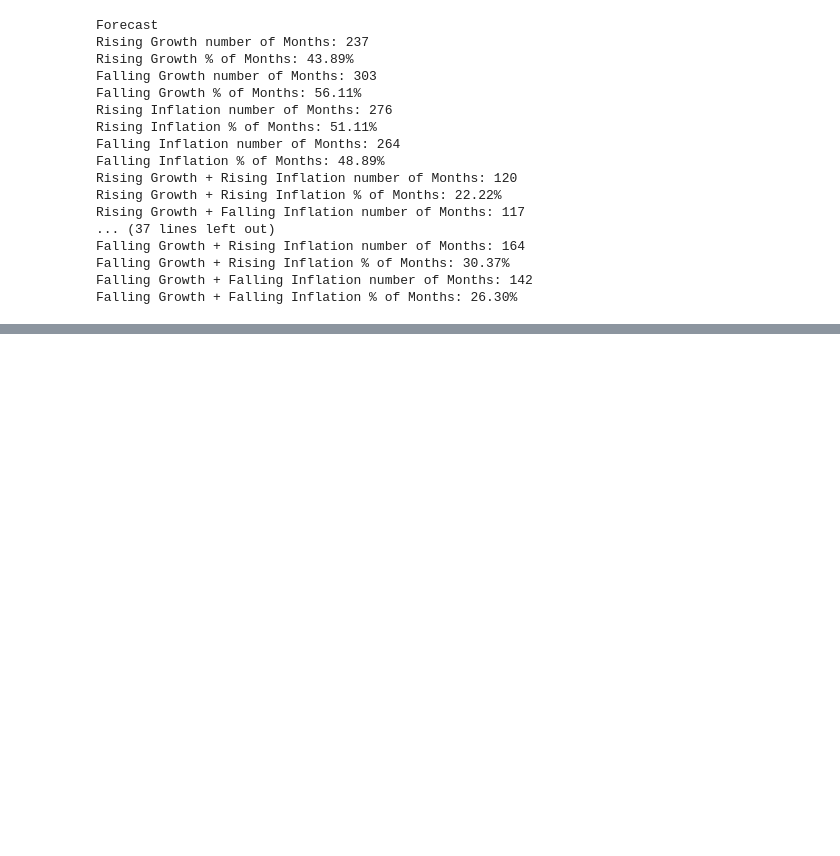
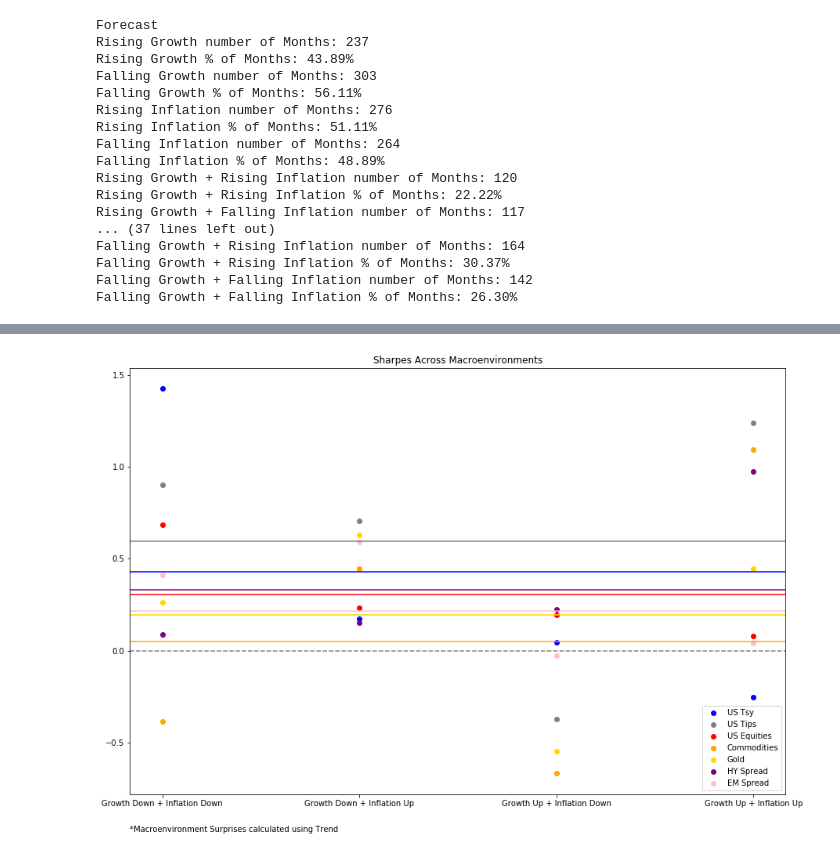
Before and after one commit to JordanPlatts/Research, a Jupyter notebook: Asset_Class_Relationships_with_Growth_Inflation/Asset Class Relationships with Growth and Inflation.ipynb, the cells around one changed output, grey strips where cells are left out. Saved outputs shown, nothing was run; the diff lists cells and outputs as text; code cells hidden in the pictures; blank space fills up the shorter version.

```diff
--- a/Asset_Class_Relationships_with_Growth_Inflation/Asset Class Relationships with Growth and Inflation.ipynb
+++ b/Asset_Class_Relationships_with_Growth_Inflation/Asset Class Relationships with Growth and Inflation.ipynb
@@ -379,0 +434,8 @@ Sharpes using a combination of Forecasts and Trend to determine economic surpris
+# %%
+plot_sharpes_across_macroenvironments(
+    sdf_trend,
+    macro_environments[5:9],
+    "Trend"
+)
+# %% [output]
+[figure, added]
```
Also changed, not shown: parts of 9 cells of this notebook.
